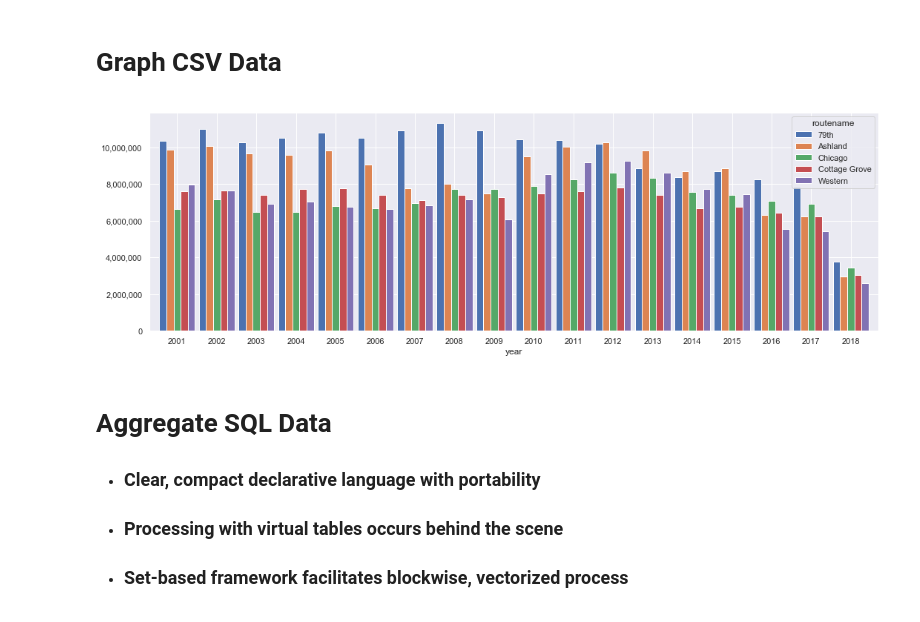
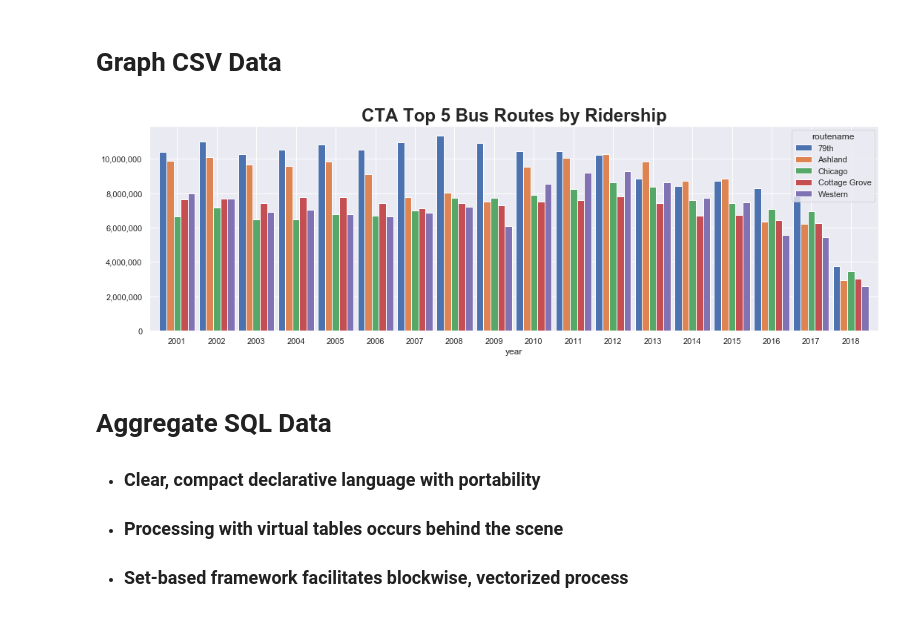
Before and after one commit to ParfaitG/WORKSHOPS, a Jupyter notebook: 2QPGCONF/Python_Postgres_Analysis.ipynb, the cells around one changed output. Drawn from its saved outputs; the diff is of its cells as text; code cells hidden in the pictures.

```diff
--- a/2QPGCONF/Python_Postgres_Analysis.ipynb
+++ b/2QPGCONF/Python_Postgres_Analysis.ipynb
@@ -243,18 +242,19 @@ agg_csv
 # %%
 sns.set()
 
 fig, ax = plt.subplots(figsize=(15,5))
 pvt = agg_csv.reset_index().pivot(index='year', columns='routename', values='sum')
 pvt.plot(kind='bar', ax=ax, rot=0, width=0.9)
 
 ax.get_yaxis().set_major_formatter(FuncFormatter(lambda x, p: format(int(x), ',')))
 
+plt.title("CTA Top 5 Bus Routes by Ridership", weight='bold', size=24)
 plt.tight_layout()
 plt.show()
 plt.clf()
 plt.close('all')
 # %% [output]
-[figure, old version]
+[figure, new version]
 # %% [markdown]
 <font color="#336791"/>
 
```
Also changed, not shown: parts of 10 cells of this notebook, 7 other files.
